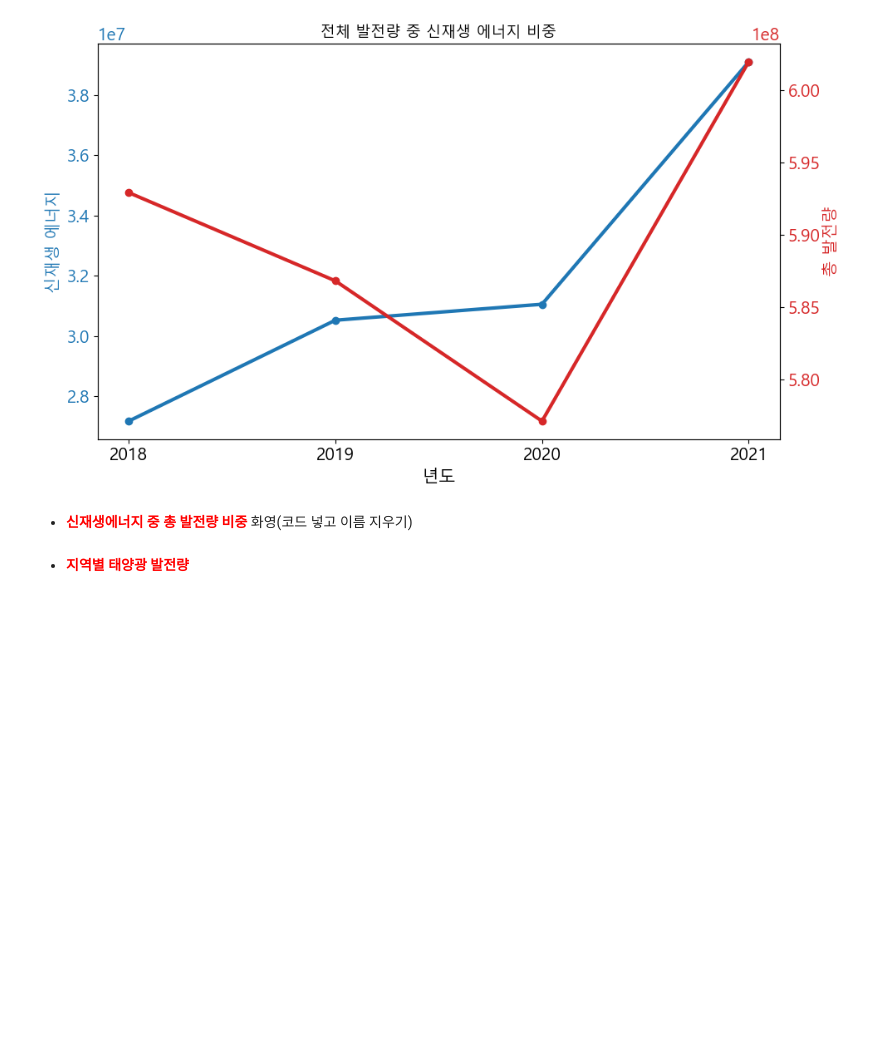
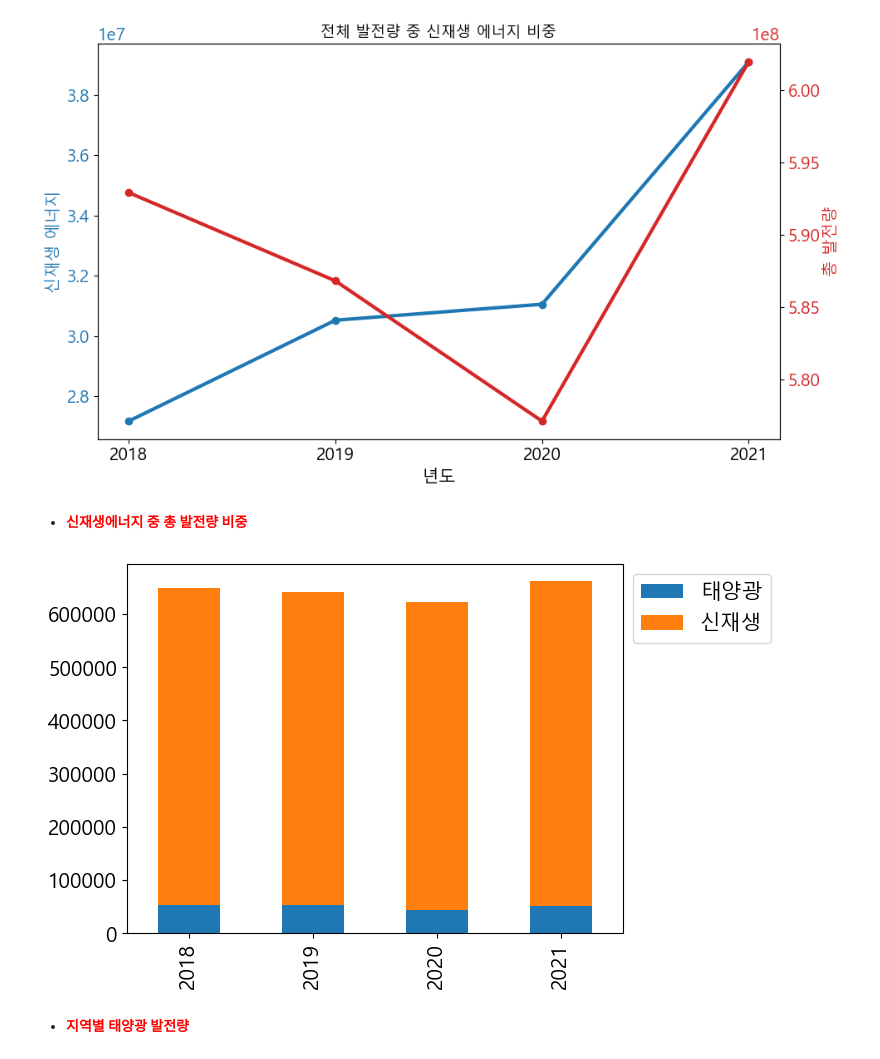
Before and after one commit to iiiiin/KEPCO-Digital-Bootcamp_sprint-1, a Jupyter notebook: Untitled-1.ipynb, the cells around one changed output. Cells and saved outputs as stored; diff of their text form; code cells hidden in the pictures; blank space fills up the shorter version.

```diff
--- a/Untitled-1.ipynb
+++ b/Untitled-1.ipynb
@@ -71,4 +71,4 @@ plt.show()
 # %% [output]
 [figure]
 # %% [markdown]
-- <span style='color:red'><b>신재생에너지 중 총 발전량 비중</b></span> 화영(코드 넣고 이름 지우기)
+- <span style='color:red'><b>신재생에너지 중 총 발전량 비중
@@ -77,3 +75,24 @@ plt.show()
+# %%
+data = pd.read_csv('data3/태양광비중.csv',encoding='cp949')
+data=data.rename(columns={'Unnamed: 0':'기준'})
+data=data.dropna()
+data=data.drop(2)
+data=data.set_index('기준')
+data=data.rename(index={'총발전량(GWh)':'신재생','신·재생에너지?발전량(GWh)':'태양광'})
+data.loc['신재생'] = data.loc['신재생'].str.replace(',','')
+data.loc['태양광'] = data.loc['태양광'].str.replace(',','')
+data.loc['신재생'].astype(int)
+data.loc['태양광'].astype(int)
+data=data.astype(int)
+df=data.T
+df['신재생']=df['신재생'].astype(int)
+df['태양광']=df['태양광'].astype(int)
+df=df[['태양광','신재생']]
+df.plot(kind='bar',stacked=True)
+plt.legend(bbox_to_anchor=(1,1))
+plt.show()
+# %% [output]
+[figure, added]
 # %% [markdown]
 - <span style='color:red'><b>지역별 태양광 발전량</b></span>
 # %%
```
Also changed, not shown: parts of 14 cells of this notebook, 31 other files.
